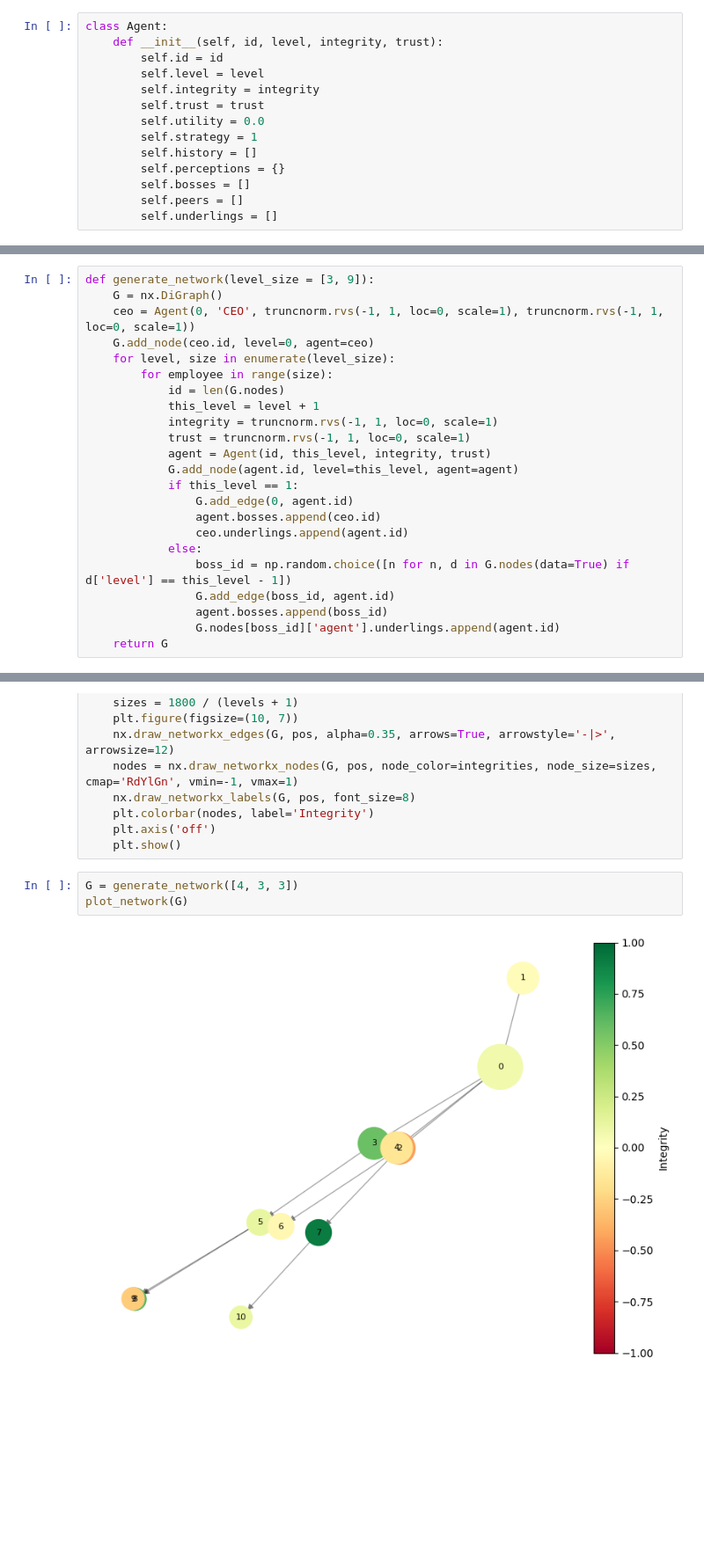
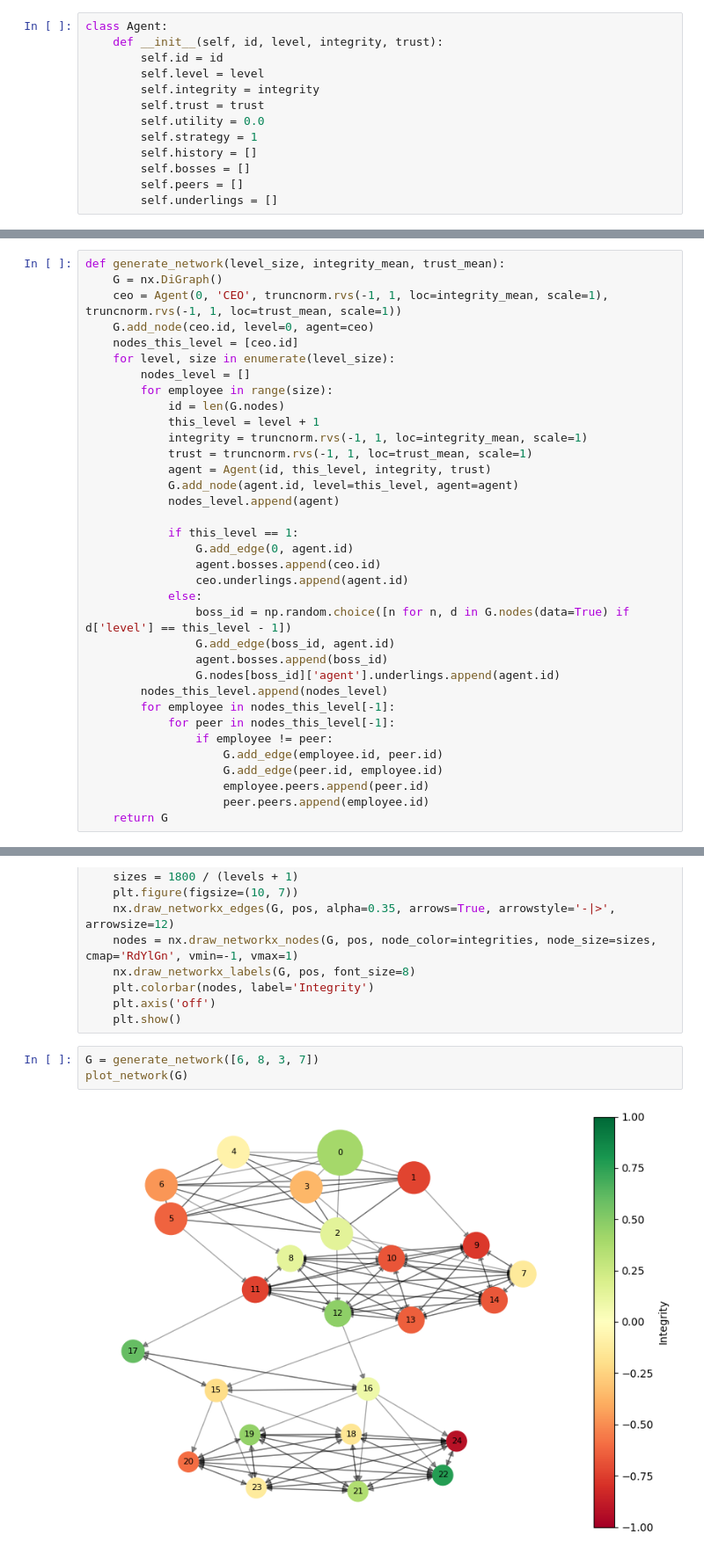
Before and after one commit to Zeke-CE/CorruptionModel, a Jupyter notebook: CorruptionABM2Zeke.ipynb, the cells around one changed output, grey strips where cells are left out. Shown at 88% size. Cells and saved outputs as stored; diff of their text form; blank space fills up the shorter version.

Commit message:
Working completed network generation and agent initialization. Supports sprecified company structure with input list

```diff
--- a/CorruptionABM2Zeke.ipynb
+++ b/CorruptionABM2Zeke.ipynb
@@ -21,7 +21,6 @@ class Agent:
         self.utility = 0.0
         self.strategy = 1
         self.history = []
-        self.perceptions = {}
         self.bosses = []
         self.peers = []
         self.underlings = []
@@ -30,18 +29,22 @@ Option 1: generate agents with network
 Option 2: generate network then add agents
 Option 3: generate agents then generate network
 # %%
-def generate_network(level_size = [3, 9]):
+def generate_network(level_size, integrity_mean, trust_mean):
     G = nx.DiGraph()
-    ceo = Agent(0, 'CEO', truncnorm.rvs(-1, 1, loc=0, scale=1), truncnorm.rvs(-1, 1, loc=0, scale=1))
+    ceo = Agent(0, 'CEO', truncnorm.rvs(-1, 1, loc=integrity_mean, scale=1), truncnorm.rvs(-1, 1, loc=trust_mean, scale=1))
     G.add_node(ceo.id, level=0, agent=ceo)
+    nodes_this_level = [ceo.id]
     for level, size in enumerate(level_size):
+        nodes_level = []
         for employee in range(size):
             id = len(G.nodes)
             this_level = level + 1
-            integrity = truncnorm.rvs(-1, 1, loc=0, scale=1)
-            trust = truncnorm.rvs(-1, 1, loc=0, scale=1)
+            integrity = truncnorm.rvs(-1, 1, loc=integrity_mean, scale=1)
+            trust = truncnorm.rvs(-1, 1, loc=trust_mean, scale=1)
             agent = Agent(id, this_level, integrity, trust)
             G.add_node(agent.id, level=this_level, agent=agent)
+            nodes_level.append(agent)
+
             if this_level == 1:
                 G.add_edge(0, agent.id)
                 agent.bosses.append(ceo.id)
@@ -51,4 +54,12 @@ def generate_network(level_size = [3, 9]):
                 G.add_edge(boss_id, agent.id)
                 agent.bosses.append(boss_id)
                 G.nodes[boss_id]['agent'].underlings.append(agent.id)
+        nodes_this_level.append(nodes_level)
+        for employee in nodes_this_level[-1]:
+            for peer in nodes_this_level[-1]:
+                if employee != peer:
+                    G.add_edge(employee.id, peer.id)
+                    G.add_edge(peer.id, employee.id)
+                    employee.peers.append(peer.id)
+                    peer.peers.append(employee.id)
     return G
@@ -66,10 +83,10 @@ def plot_network(G):
     plt.axis('off')
     plt.show()
 # %%
-G = generate_network([4, 3, 3])
+G = generate_network([6, 8, 3, 7])
 plot_network(G)
 # %% [output]
-[figure, old version]
+[figure, new version]
 # %% [markdown]
 agents ascribe strategy to all underlying based on perceptions
 --> ascribe strategy to peers based on perceptions
```
Also changed, not shown: parts of 1 cell of this notebook.
